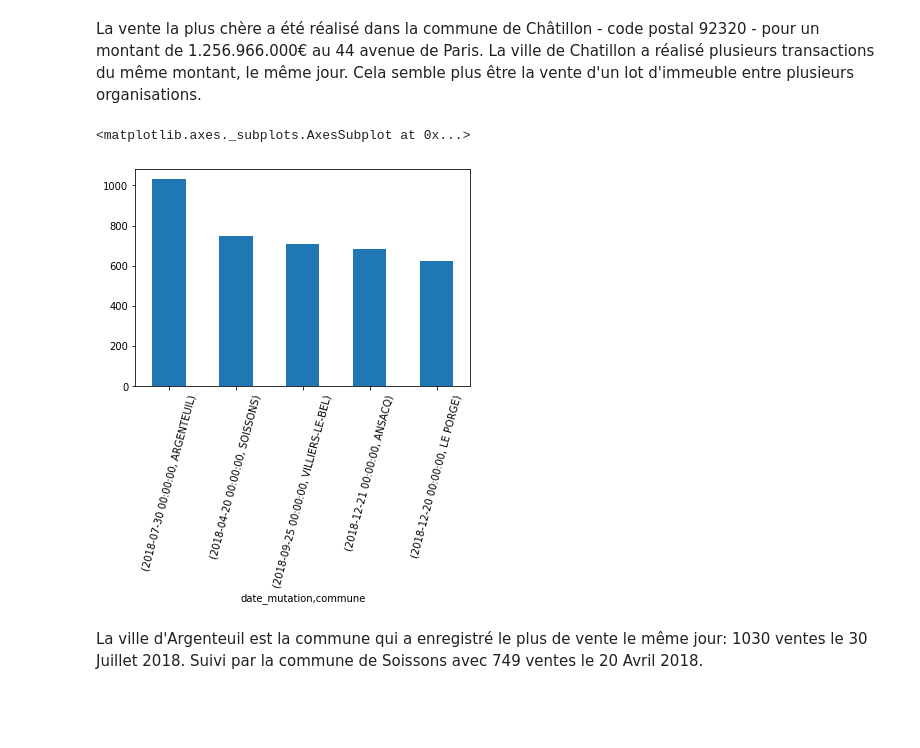
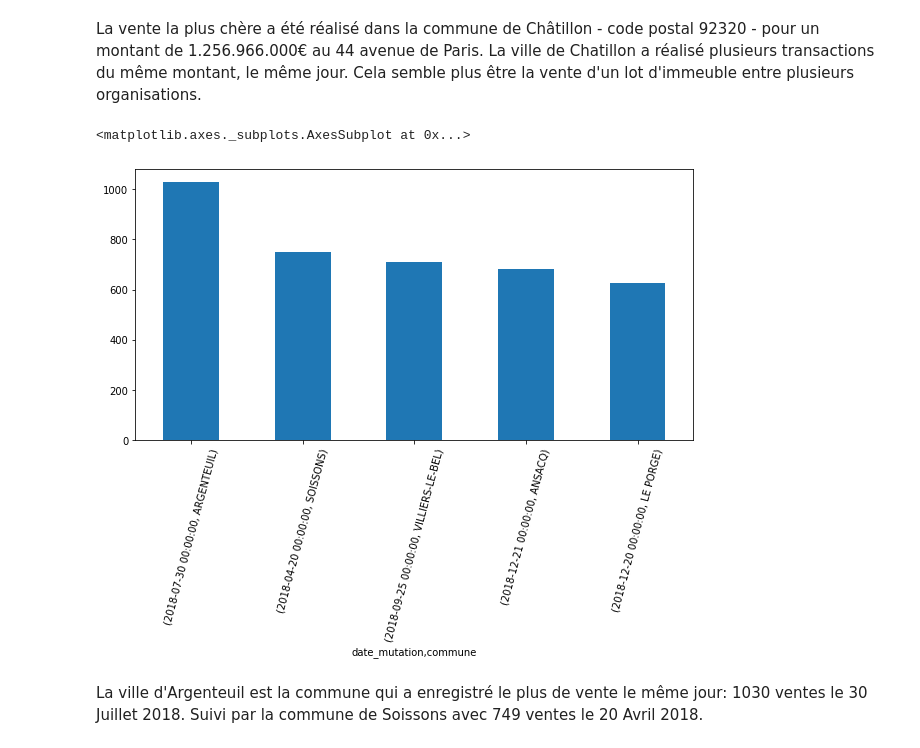
Before and after one commit to houseofai/french-realestate-price-prediction, a Jupyter notebook: Valeurs Foncieres Francaise - EDA.ipynb, the cells around one changed output. Cells and saved outputs as stored; diff of their text form; code cells hidden in the pictures; blank space fills up the shorter version.

```diff
--- a/Valeurs Foncieres Francaise - EDA.ipynb
+++ b/Valeurs Foncieres Francaise - EDA.ipynb
@@ -389,12 +397,13 @@ df_ve.head(1)
 La vente la plus chère a été réalisé dans la commune de Châtillon - code postal 92320 - pour un montant de 1.256.966.000€ au 44 avenue de Paris.
 La ville de Chatillon a réalisé plusieurs transactions du même montant, le même jour. Cela semble plus être la vente d'un lot d'immeuble entre plusieurs organisations.
 # %%
+plt.figure(figsize=(10,5))
 df_vente_par_jour = df[df['nature_mutation']=='Vente'].groupby(['date_mutation','commune'])['commune'].count().sort_values(ascending=False)
 #df_vente_par_jour[0:5]
 df_vente_par_jour[0:5].head(10).plot.bar(x='Commune', rot=75)
 # %% [output]
 <matplotlib.axes._subplots.AxesSubplot at 0x...>
-[figure, old version]
+[figure, new version]
 # %% [markdown]
 La ville d'Argenteuil est la commune qui a enregistré le plus de vente le même jour: 1030 ventes le 30 Juillet 2018. Suivi par la commune de Soissons avec 749 ventes le 20 Avril 2018.
 # %%
```
Also changed, not shown: parts of 32 cells of this notebook, 1 other file.
